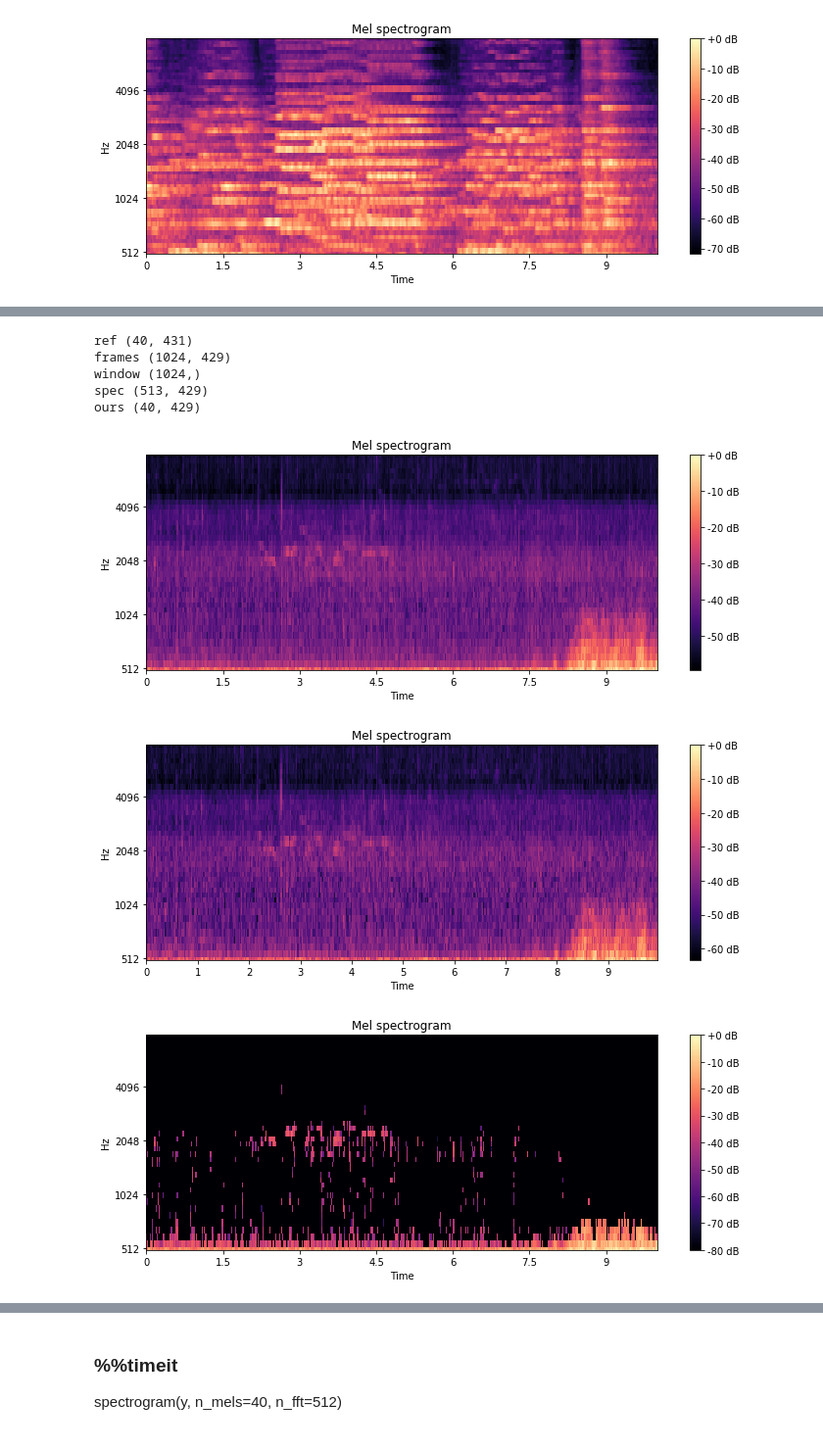
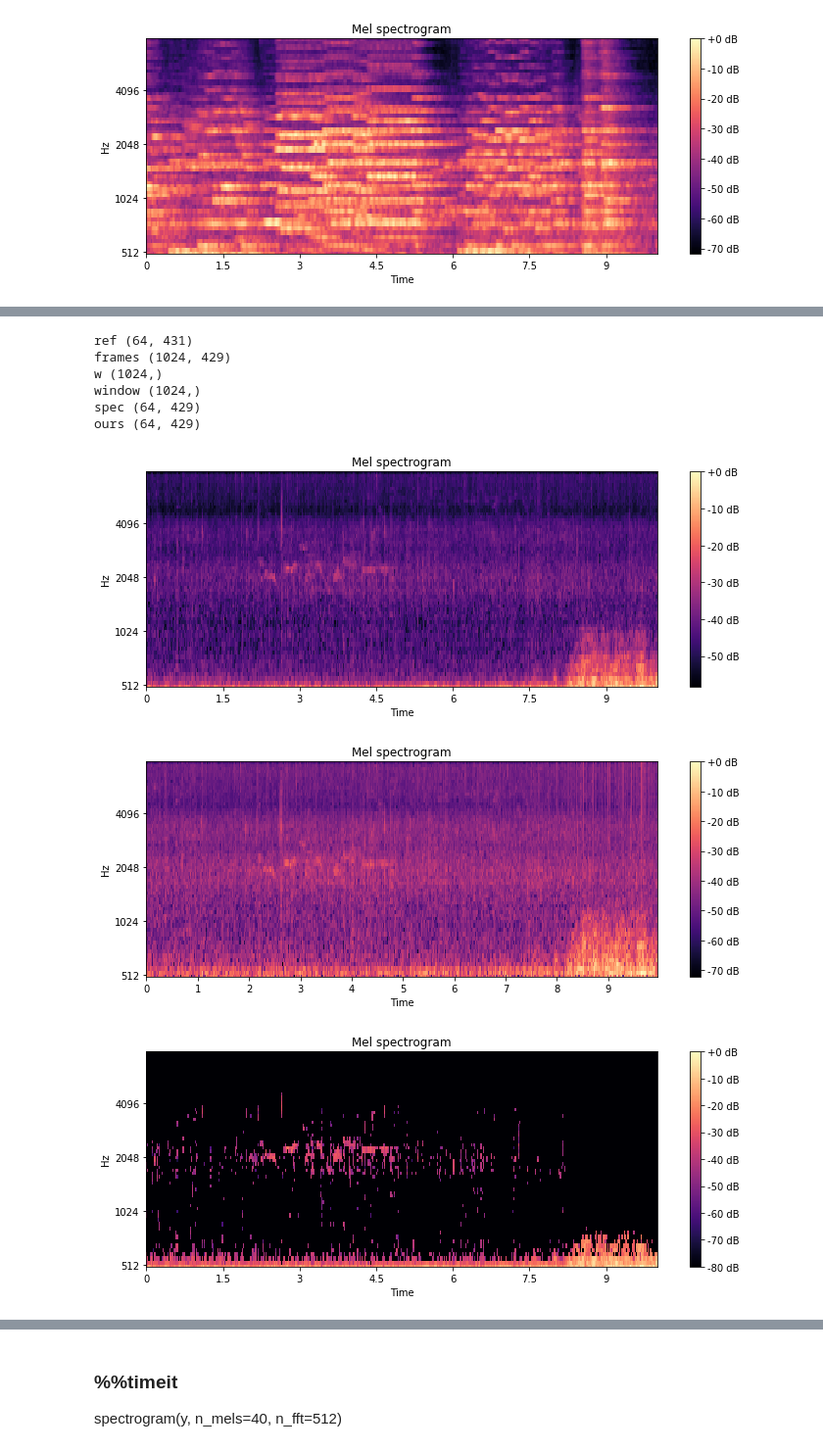
Before and after one commit to jonnor/datascience-master, a Jupyter notebook: dcase2018/Features.ipynb, the cells around one changed output, grey strips where cells are left out. Shown at 98% size. Saved outputs shown, nothing was run; the diff lists cells and outputs as text; code cells hidden in the pictures.

Commit message:
dcase2018: Complete melspec for frames in C
Now just need framing and feature summarization

```diff
--- a/dcase2018/Features.ipynb
+++ b/dcase2018/Features.ipynb
@@ -182,4 +87,6 @@ plot_melspectrogram(meansub(r))
 # %%
+import detectbirds
+
 y, sr = librosa.load('data/ff1010bird/{}.wav'.format(19037), offset=0)
 
 def spec(s, n_fft=1024):
@@ -197,47 +104,55 @@ def melspec(y, sr, n_fft=2048, hop_length=512, win_length=None, n_mels=128, fmin
     print('frames', frames.shape)
 
     fft_window = librosa.filters.get_window(window, win_length, fftbins=True)
+    print('w', fft_window.shape)
     fft_window = librosa.util.pad_center(fft_window, n_fft)
     #fft_window = fft_window.reshape((-1, 1))
     print('window', fft_window.shape)
 
     spec_frames = []
     for frame_no in range(frames.shape[1]):
         frame = frames[:,frame_no]
         assert frame.shape[0] == n_fft
-        #print('fr', frame.shape)
-        windowed = fft_window * frame
-        #windowed = windowed[:,0]
-        #print('w', windowed.shape)
-        sft = detectbirds.rfft(windowed)
-        sft = sft[:1+n_fft//2]
-        s = spec(sft, n_fft)
+
+        #windowed = fft_window * frame
+        #sft = detectbirds.rfft(windowed)
+        #sft = sft[:1+n_fft//2]
+        #s = spec(sft, n_fft)
+        #s = detectbirds.spectrogram(sft)
+
+        s = detectbirds.spectrogram_frame(frame)
+
+        #print('s', s.shape)
+
+        s = detectbirds.melfilter(s, n_mels, fmin, fmax, n_fft, sr)
+
         s = s.reshape(-1, 1)
-        #print('s', s.shape)
         spec_frames.append(s)
 
     spectrogram = numpy.hstack(spec_frames)
+    mels = spectrogram
+    #mels = librosa.feature.melspectrogram(S=spectrogram, sr=sr, n_fft=n_fft, n_mels=n_mels, fmin=fmin, fmax=fmax, norm=None)
     print('spec', spectrogram.shape)
     assert spectrogram.shape[1] == frames.shape[1], (spectrogram.shape,frames.shape)
-    mels = librosa.feature.melspectrogram(S=spectrogram, sr=sr, n_fft=n_fft, n_mels=n_mels, fmin=fmin, fmax=fmax)
     return mels
 
-r = librosa.feature.melspectrogram(y, sr, n_fft=1024, n_mels=40)
+r = librosa.feature.melspectrogram(y, sr, fmin=0, fmax=None, n_fft=1024, n_mels=64, norm=None)
 print('ref', r.shape)
-s = melspec(y, sr, n_fft=1024, n_mels=40)
+s = melspec(y, sr, n_fft=1024, fmin=0, fmax=None, n_mels=64)
 print('ours', s.shape)
 
 
 plot_melspectrogram(r)
 plot_melspectrogram(s)
 plot_melspectrogram(meansub(r))
 plot_melspectrogram(meansub(s))
 # %% [output]
-ref (40, 431)
+ref (64, 431)
 frames (1024, 429)
+w (1024,)
 window (1024,)
-spec (513, 429)
-ours (40, 429)
+spec (64, 429)
+ours (64, 429)
-[figure, old version]
+[figure, new version]
-[figure, old version]
+[figure, new version]
-[figure, old version]
+[figure, new version]
```
Also changed, not shown: parts of 8 cells of this notebook, 4 other files.
